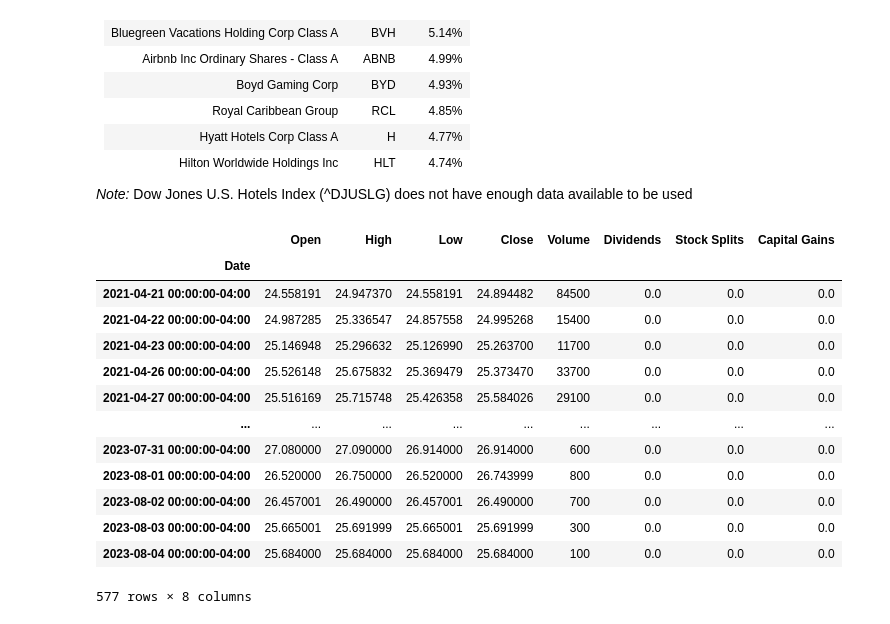
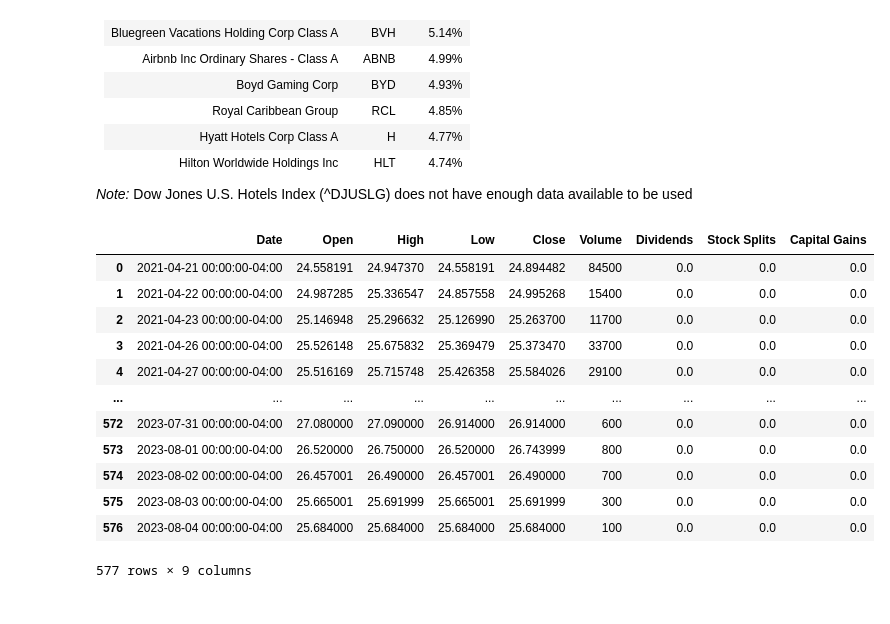
Before and after one commit to desireetrevino/Project1_Team2, a Jupyter notebook: hosp.ipynb, the cells around one changed output. Saved outputs shown, nothing was run; the diff lists cells and outputs as text; code cells hidden in the pictures.

```diff
--- a/hosp.ipynb
+++ b/hosp.ipynb
@@ -68,23 +128,20 @@ Hilton Worldwide Holdings Inc	| HLT	| 4.74%
 
 _Note:_ Dow Jones U.S. Hotels Index (^DJUSLG) does not have enough data available to be used
 # %%
-symbol = "BEDZ"
-
-BEDZ = yf.Ticker(symbol)
-df = BEDZ.history(period=period, start=start, end=end)
-df
+# Read ETF/Index CSV
+etf_df = pd.read_csv("data/hosp.csv")
+etf_df
 # %% [output]
-|  | Open | High | Low | Close | Volume | Dividends | Stock Splits | Capital Gains |
-| Date |  |  |  |  |  |  |  |  |
-| 2021-04-21 00:00:00-04:00 | 24.558191 | 24.947370 | 24.558191 | 24.894482 | 84500 | 0.0 | 0.0 | 0.0 |
-| 2021-04-22 00:00:00-04:00 | 24.987285 | 25.336547 | 24.857558 | 24.995268 | 15400 | 0.0 | 0.0 | 0.0 |
-| 2021-04-23 00:00:00-04:00 | 25.146948 | 25.296632 | 25.126990 | 25.263700 | 11700 | 0.0 | 0.0 | 0.0 |
-| 2021-04-26 00:00:00-04:00 | 25.526148 | 25.675832 | 25.369479 | 25.373470 | 33700 | 0.0 | 0.0 | 0.0 |
-| 2021-04-27 00:00:00-04:00 | 25.516169 | 25.715748 | 25.426358 | 25.584026 | 29100 | 0.0 | 0.0 | 0.0 |
-| ... | ... | ... | ... | ... | ... | ... | ... | ... |
-| 2023-07-31 00:00:00-04:00 | 27.080000 | 27.090000 | 26.914000 | 26.914000 | 600 | 0.0 | 0.0 | 0.0 |
-| 2023-08-01 00:00:00-04:00 | 26.520000 | 26.750000 | 26.520000 | 26.743999 | 800 | 0.0 | 0.0 | 0.0 |
-| 2023-08-02 00:00:00-04:00 | 26.457001 | 26.490000 | 26.457001 | 26.490000 | 700 | 0.0 | 0.0 | 0.0 |
-| 2023-08-03 00:00:00-04:00 | 25.665001 | 25.691999 | 25.665001 | 25.691999 | 300 | 0.0 | 0.0 | 0.0 |
-| 2023-08-04 00:00:00-04:00 | 25.684000 | 25.684000 | 25.684000 | 25.684000 | 100 | 0.0 | 0.0 | 0.0 |
+|  | Date | Open | High | Low | Close | Volume | Dividends | Stock Splits | Capital Gains |
+| 0 | 2021-04-21 00:00:00-04:00 | 24.558191 | 24.947370 | 24.558191 | 24.894482 | 84500 | 0.0 | 0.0 | 0.0 |
+| 1 | 2021-04-22 00:00:00-04:00 | 24.987285 | 25.336547 | 24.857558 | 24.995268 | 15400 | 0.0 | 0.0 | 0.0 |
+| 2 | 2021-04-23 00:00:00-04:00 | 25.146948 | 25.296632 | 25.126990 | 25.263700 | 11700 | 0.0 | 0.0 | 0.0 |
+| 3 | 2021-04-26 00:00:00-04:00 | 25.526148 | 25.675832 | 25.369479 | 25.373470 | 33700 | 0.0 | 0.0 | 0.0 |
+| 4 | 2021-04-27 00:00:00-04:00 | 25.516169 | 25.715748 | 25.426358 | 25.584026 | 29100 | 0.0 | 0.0 | 0.0 |
+| ... | ... | ... | ... | ... | ... | ... | ... | ... | ... |
+| 572 | 2023-07-31 00:00:00-04:00 | 27.080000 | 27.090000 | 26.914000 | 26.914000 | 600 | 0.0 | 0.0 | 0.0 |
+| 573 | 2023-08-01 00:00:00-04:00 | 26.520000 | 26.750000 | 26.520000 | 26.743999 | 800 | 0.0 | 0.0 | 0.0 |
+| 574 | 2023-08-02 00:00:00-04:00 | 26.457001 | 26.490000 | 26.457001 | 26.490000 | 700 | 0.0 | 0.0 | 0.0 |
+| 575 | 2023-08-03 00:00:00-04:00 | 25.665001 | 25.691999 | 25.665001 | 25.691999 | 300 | 0.0 | 0.0 | 0.0 |
+| 576 | 2023-08-04 00:00:00-04:00 | 25.684000 | 25.684000 | 25.684000 | 25.684000 | 100 | 0.0 | 0.0 | 0.0 |
-577 rows × 8 columns
+577 rows × 9 columns
```
Also changed, not shown: parts of 12 cells of this notebook, 2 other files.
